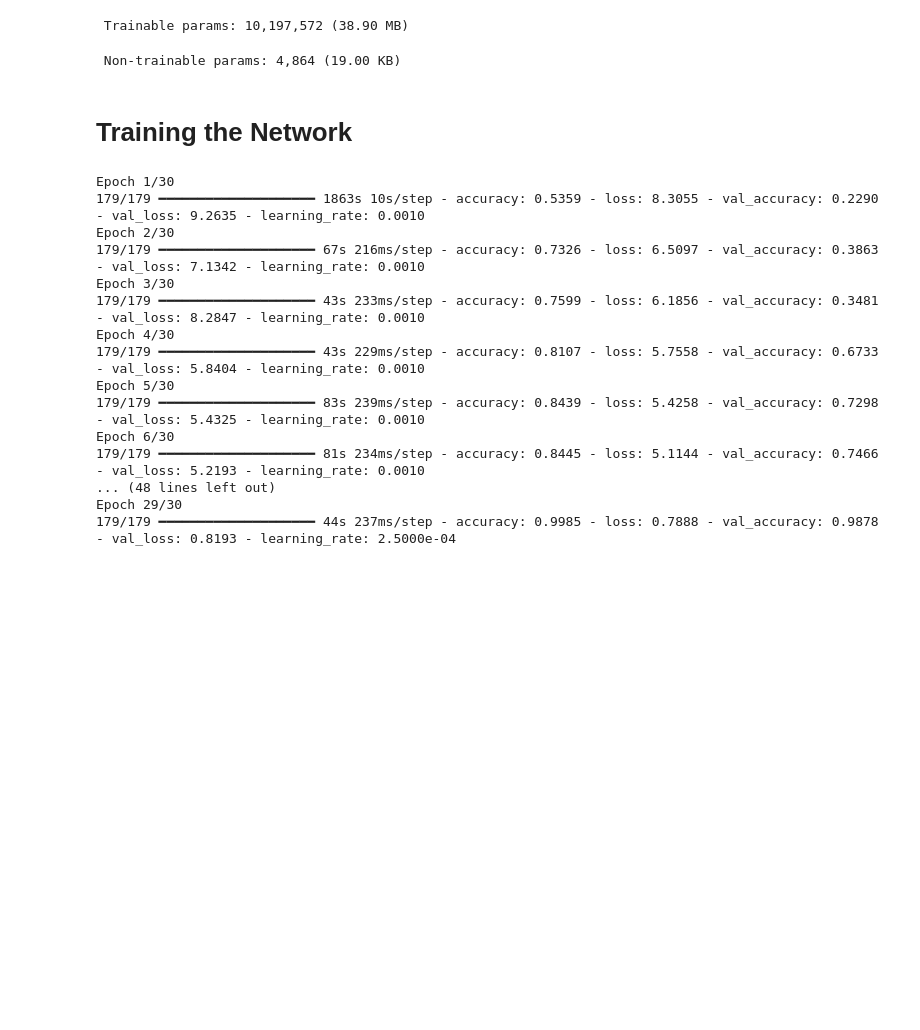
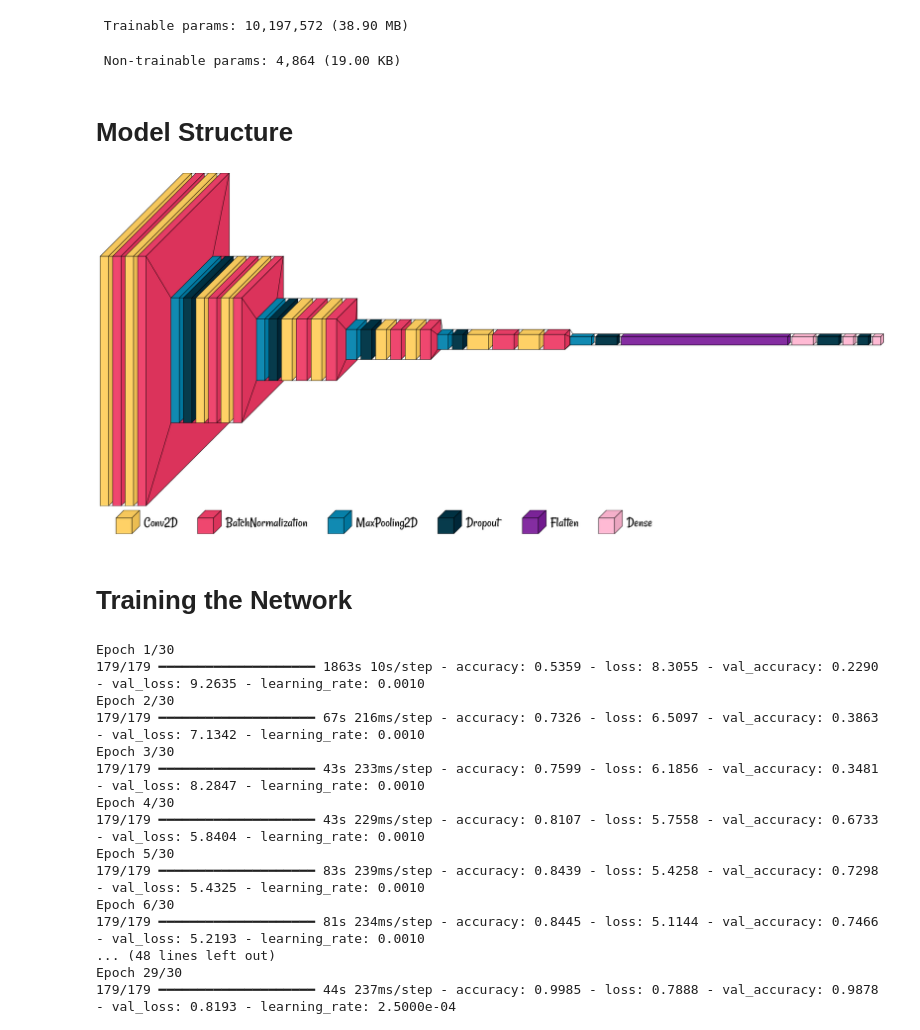
Before and after one commit to usamasafdarvirk/A_Deep_Learning_Approach_to_Precise_MRI_Brain_Tumor_Diagnosis, a Jupyter notebook: MRI_Image_Classification_Using_Deep_Learning.ipynb, the cells around one changed output. Cells and saved outputs as stored; diff of their text form; code cells hidden in the pictures; blank space fills up the shorter version.

```diff
--- a/MRI_Image_Classification_Using_Deep_Learning.ipynb
+++ b/MRI_Image_Classification_Using_Deep_Learning.ipynb
@@ -362,6 +385,14 @@ Model: "sequential"
  Total params: 10,202,436 (38.92 MB)
  Trainable params: 10,197,572 (38.90 MB)
  Non-trainable params: 4,864 (19.00 KB)
+# %% [markdown]
+# Model Structure
+# %%
+# Let's visualize the model
+font = ImageFont.truetype("/content/drive/MyDrive/Rancho-Regular.ttf", 33)
+visualkeras.layered_view(model, legend=True, font=font)
+# %% [output]
+[figure, added]
 # %% [markdown]
 # Training the Network
 # %%
```
Also changed, not shown: parts of 10 cells of this notebook.
